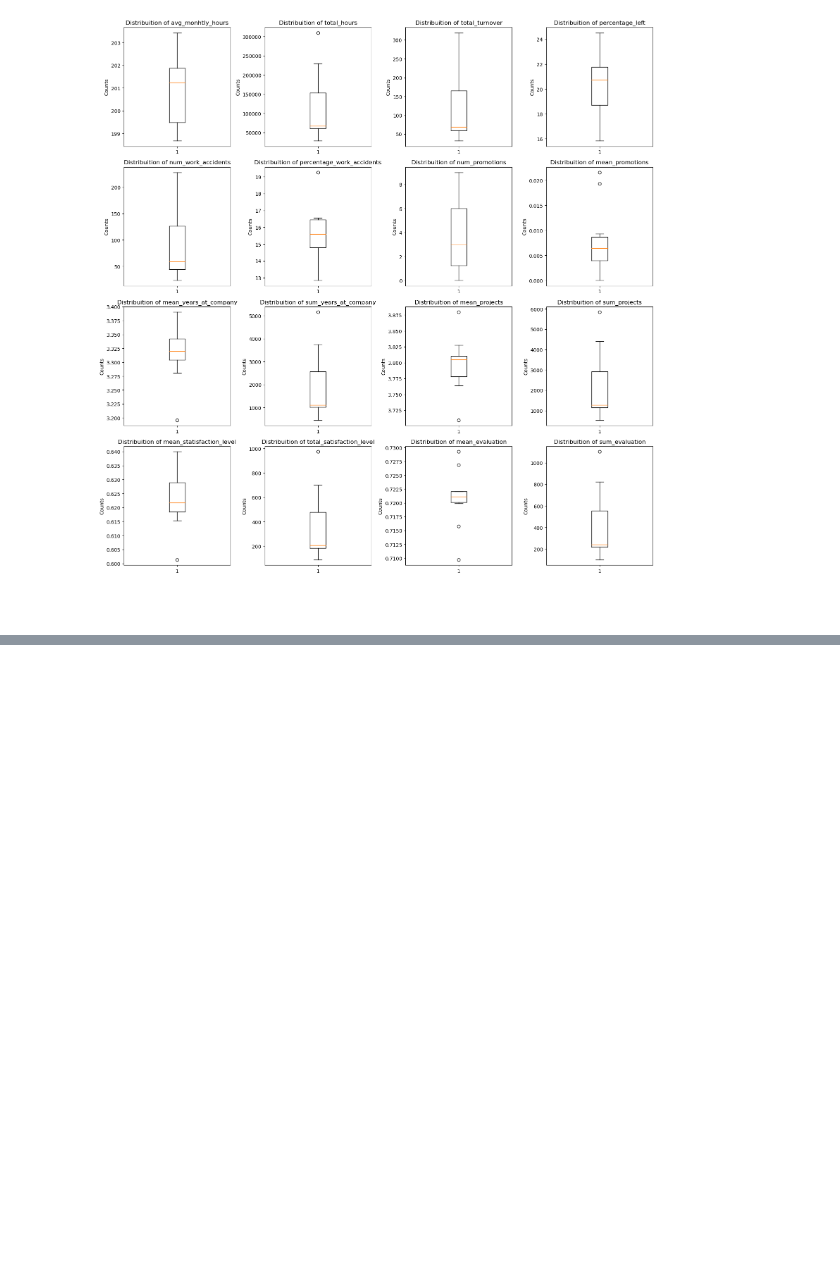
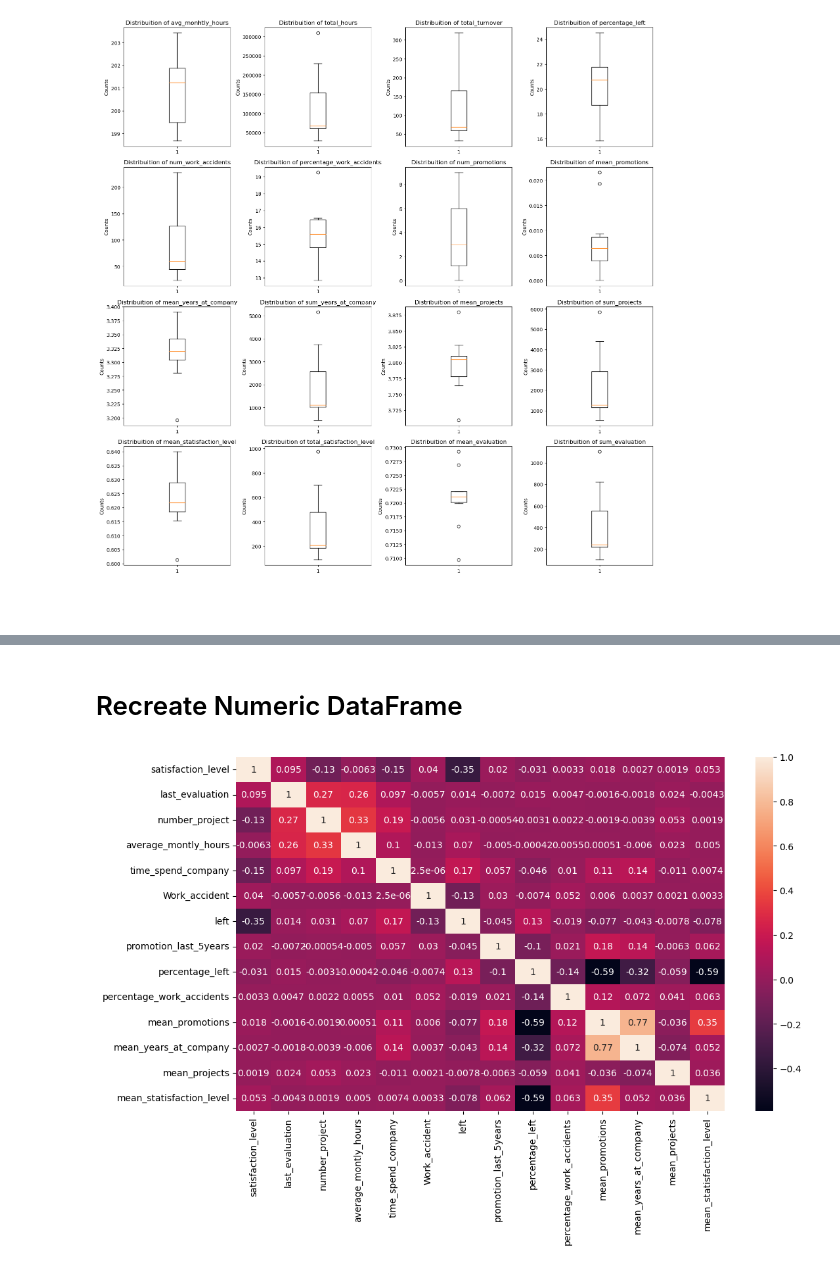
Before and after one commit to MaukanMir/HR-Capstone-Analysis, a Jupyter notebook: training.ipynb, the cells around one changed output, grey strips where cells are left out. Saved outputs shown, nothing was run; the diff lists cells and outputs as text; code cells hidden in the pictures; blank space fills up the shorter version.

```diff
--- a/training.ipynb
+++ b/training.ipynb
@@ -151,6 +151,23 @@ def aggregate_salaries(df):
     )
 
   return pd.DataFrame(metric_tracker)
+
+def insert_columns(df, stats_df, salary_range):
+
+  for col in df["Department"].unique():
+    row = stats_df[stats_df["department"] == col]
+    if not row.empty:
+            idx = row.index[0]
+
+            mask = (df['Department'] == col) & (df['salary'] == salary_range)
+            df.loc[mask, 'percentage_left'] = row.at[idx, 'percentage_left']
+            df.loc[mask, 'percentage_work_accidents'] = row.at[idx, 'percentage_work_accidents']
+            df.loc[mask, 'mean_promotions'] = row.at[idx, 'mean_promotions']
+            df.loc[mask, 'mean_years_at_company'] = row.at[idx, 'mean_years_at_company']
+            df.loc[mask, 'mean_projects'] = row.at[idx, 'mean_projects']
+            df.loc[mask, 'mean_statisfaction_level'] = row.at[idx, 'mean_statisfaction_level']
+
+  return df
 # %% [markdown]
 # EDA Analysis
 # %%
@@ -434,0 +454,6 @@ plot_distribution(low_stats.drop("department", axis=1), "box")
+# %%
+df = insert_columns(df, high_stats, "high")
+df = insert_columns(df, medium_stats, "medium")
+df = insert_columns(df, low_stats, "low")
+
+df.head(25)
@@ -434,0 +478,11 @@ plot_distribution(low_stats.drop("department", axis=1), "box")
+# %% [markdown]
+# Recreate Numeric DataFrame
+# %%
+numeric_types = df.select_dtypes(exclude="object")
+
+relations = numeric_types.corr()
+plt.figure(figsize=(12, 7))
+sns.heatmap(data=relations, annot=True)
+plt.show()
+# %% [output]
+[figure, added]
```
Also changed, not shown: parts of 2 cells of this notebook.
